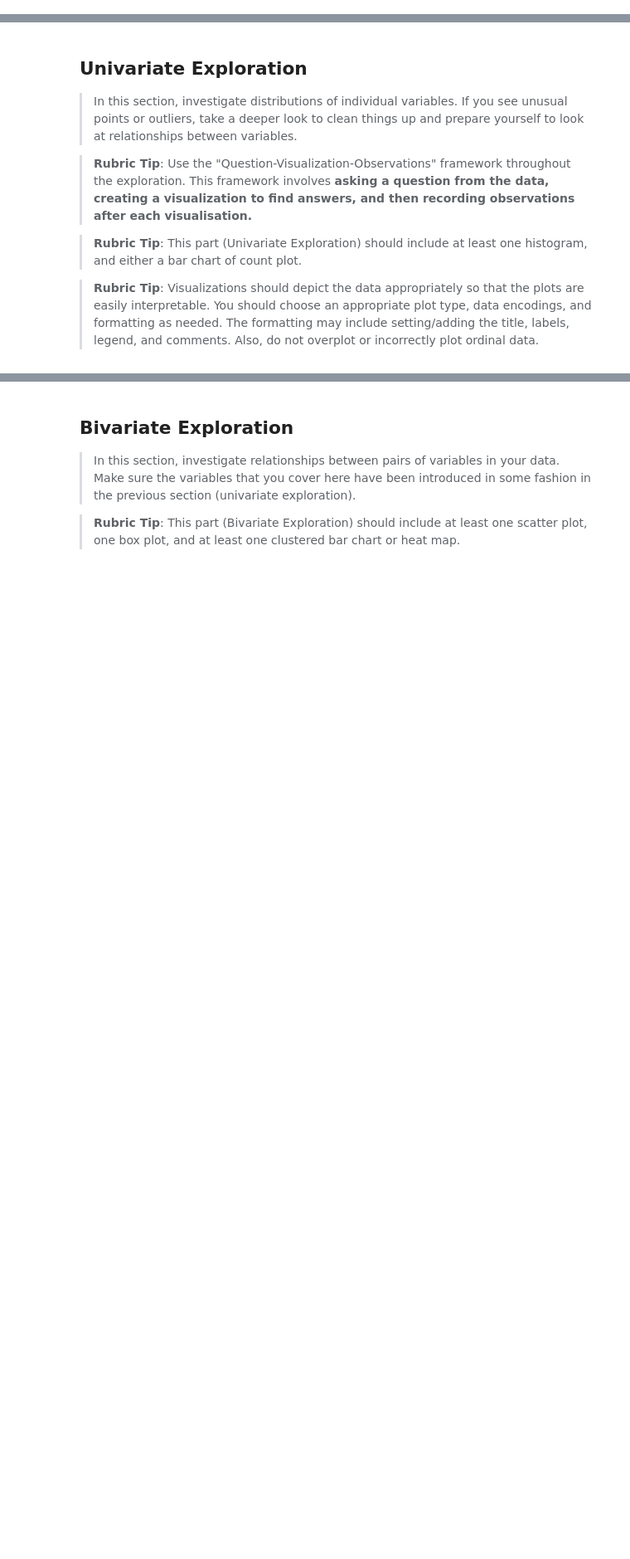
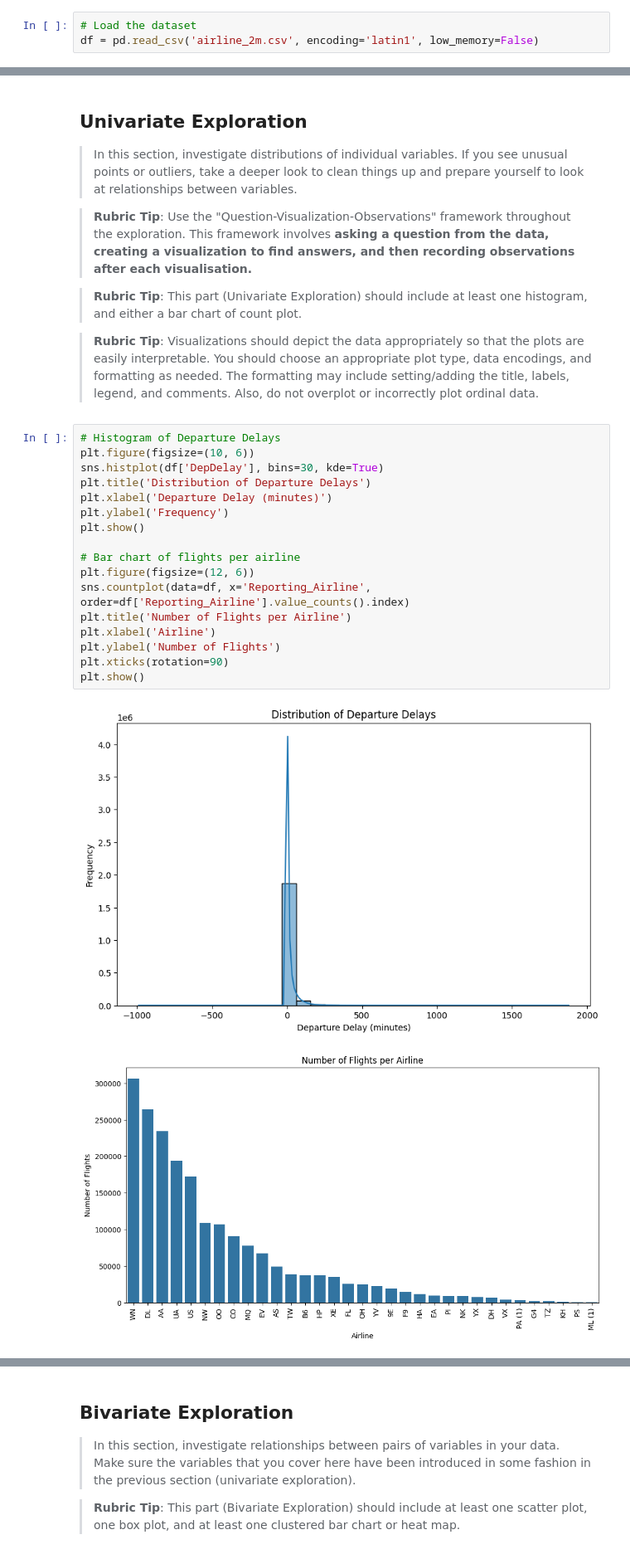
Before and after one commit to ScottTpirate/data_analytics_udacity_proj, a Jupyter notebook: Proj3/Part_I_exploration_template.ipynb, the cells around one changed output, grey strips where cells are left out. Shown at 83% size. Cells and saved outputs as stored; diff of their text form; blank space fills up the shorter version.

```diff
--- a/Proj3/Part_I_exploration_template.ipynb
+++ b/Proj3/Part_I_exploration_template.ipynb
@@ -21,3 +21,6 @@ import matplotlib.pyplot as plt
 import seaborn as sns
 # %% [markdown]
 > Load in your dataset and describe its properties through the questions below. Try and motivate your exploration goals through this section.
+# %%
+# Load the dataset
+df = pd.read_csv('airline_2m.csv', encoding='latin1', low_memory=False)
@@ -43,6 +85,26 @@ import seaborn as sns
 > **Rubric Tip**: This part (Univariate Exploration) should include at least one histogram, and either a bar chart of count plot.
 
 >**Rubric Tip**: Visualizations should depict the data appropriately so that the plots are easily interpretable. You should choose an appropriate plot type, data encodings, and formatting as needed. The formatting may include setting/adding the title, labels, legend, and comments. Also, do not overplot or incorrectly plot ordinal data.
+# %%
+# Histogram of Departure Delays
+plt.figure(figsize=(10, 6))
+sns.histplot(df['DepDelay'], bins=30, kde=True)
+plt.title('Distribution of Departure Delays')
+plt.xlabel('Departure Delay (minutes)')
+plt.ylabel('Frequency')
+plt.show()
+
+# Bar chart of flights per airline
+plt.figure(figsize=(12, 6))
+sns.countplot(data=df, x='Reporting_Airline', order=df['Reporting_Airline'].value_counts().index)
+plt.title('Number of Flights per Airline')
+plt.xlabel('Airline')
+plt.ylabel('Number of Flights')
+plt.xticks(rotation=90)
+plt.show()
+# %% [output]
+[figure, added]
+[figure, added]
 # %% [markdown]
 ### Discuss the distribution(s) of your variable(s) of interest. Were there any unusual points? Did you need to perform any transformations?
 
```
Also changed, not shown: parts of 5 cells of this notebook, 6 other files.
